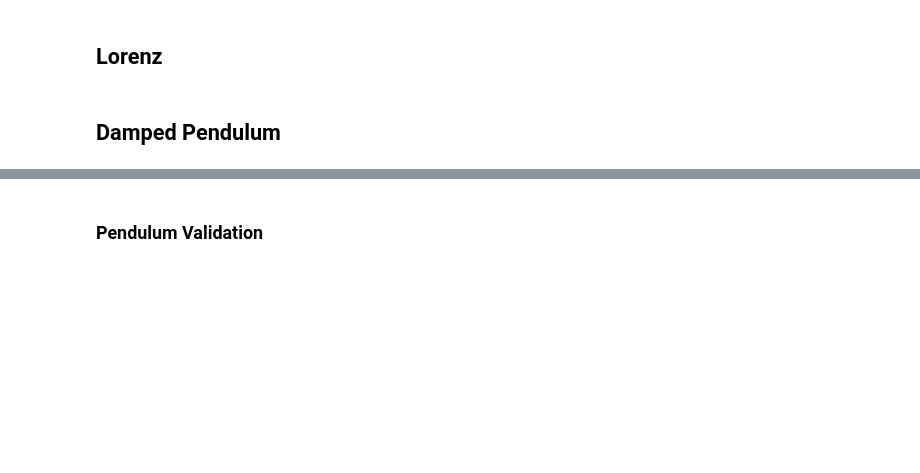
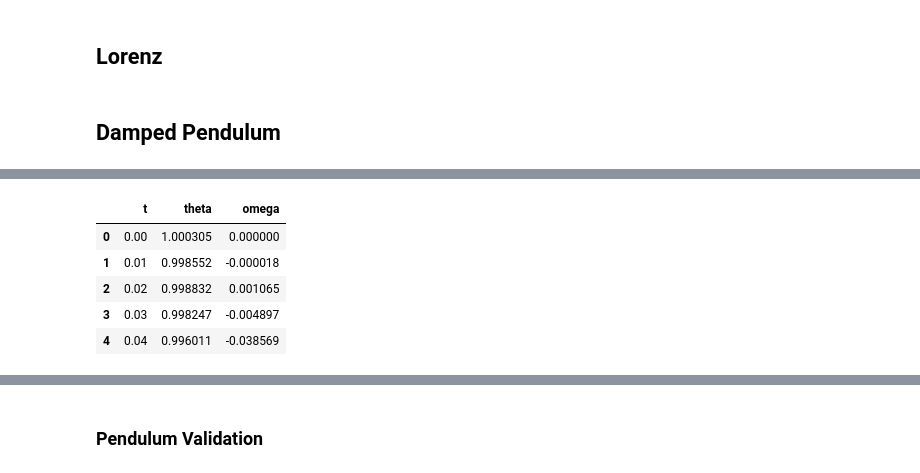
Before and after one commit to yatorooo/dynamical-system-identification, a Jupyter notebook: notebooks/exploration.ipynb, the cells around one changed output, grey strips where cells are left out. Drawn from its saved outputs; the diff is of its cells as text; code cells hidden in the pictures; blank space fills up the shorter version.

```diff
--- a/notebooks/exploration.ipynb
+++ b/notebooks/exploration.ipynb
@@ -78,2 +105,11 @@ pendulum_df.head()
+# %%
+pendulum_model_df.head()
+# %% [output]
+|  | t | theta | omega |
+| 0 | 0.00 | 1.000305 | 0.000000 |
+| 1 | 0.01 | 0.998552 | -0.000018 |
+| 2 | 0.02 | 0.998832 | 0.001065 |
+| 3 | 0.03 | 0.998247 | -0.004897 |
+| 4 | 0.04 | 0.996011 | -0.038569 |
 # %%
 pendulum_coefficients.round(3)
```
Also changed, not shown: parts of 7 cells of this notebook, 2 other files.
